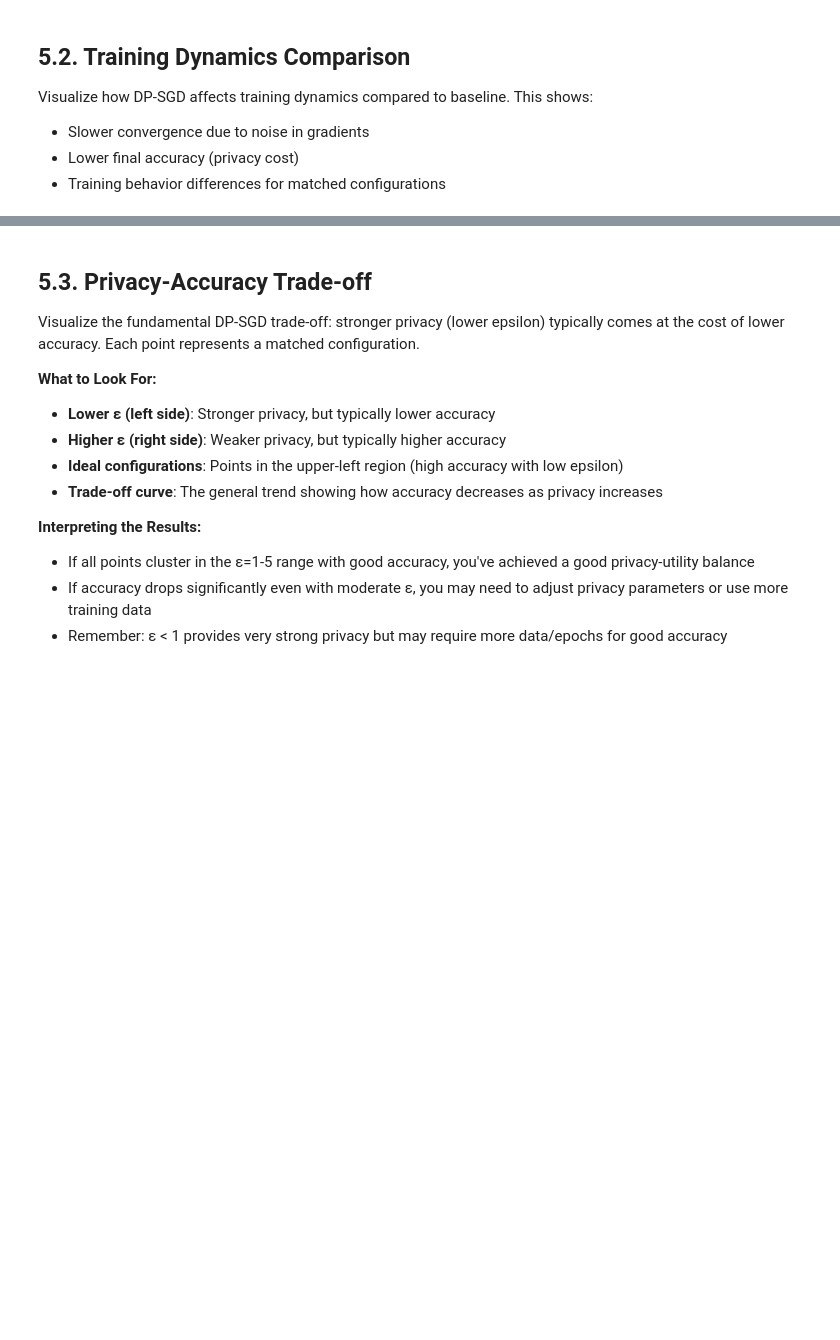
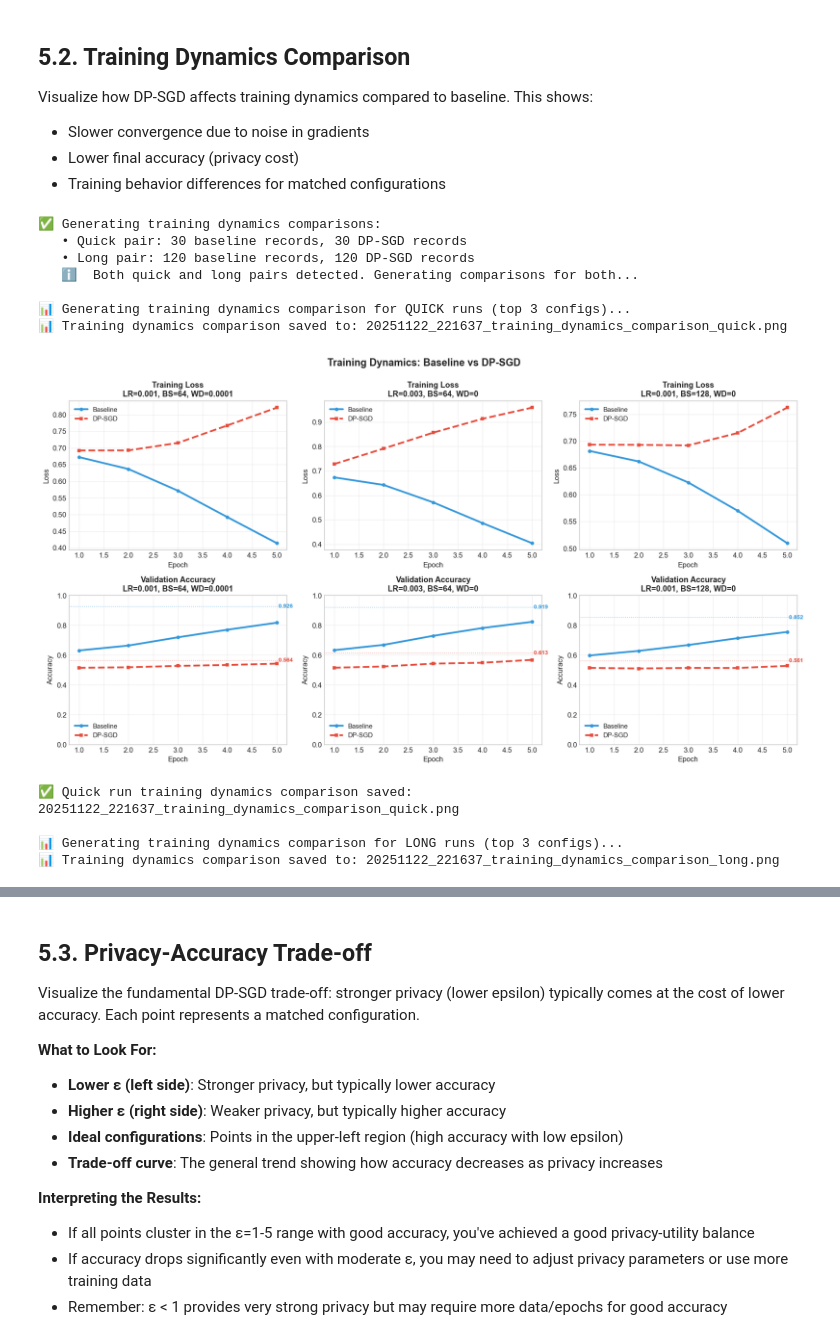
Before and after one commit to carolinedotxyz/dp_sgd_classification, a Jupyter notebook: notebooks/celeba_eyeglasses_workflow.ipynb, the cells around one changed output, grey strips where cells are left out. Cells and saved outputs as stored; diff of their text form; code cells hidden in the pictures; blank space fills up the shorter version.

```diff
--- a/notebooks/celeba_eyeglasses_workflow.ipynb
+++ b/notebooks/celeba_eyeglasses_workflow.ipynb
@@ -1177,0 +1615,80 @@ else:
+# %%
+# --- Training Dynamics Comparison: Baseline vs DP-SGD ---
+# Visualizes how DP-SGD affects training dynamics compared to baseline.
+# Shows slower convergence and lower final accuracy (privacy cost) for matched configurations.
+# Dependencies: baseline_history, dp_history (set by previous cell - supports both quick and long runs)
+
+from src.training import plot_training_dynamics_comparison
+from src.notebooks import generate_timestamp
+
+# Configuration: number of top configurations to display
+MAX_CONFIGS_TO_DISPLAY = 3  # Show top configurations by baseline accuracy
+
+# Check for both quick and long training histories
+has_long_baseline = 'history_df_long' in globals()
+has_long_dp = 'dp_history_df_long' in globals()
+has_quick_baseline = 'history_df_quick' in globals()
+has_quick_dp = 'dp_history_df_quick' in globals()
+
+# Determine which pairs are available
+has_quick_pair = has_quick_baseline and has_quick_dp
+has_long_pair = has_long_baseline and has_long_dp
+
+# Validate that we have at least one complete pair
+if not has_quick_pair and not has_long_pair:
+    print("❌ Missing required training histories. Please run the training cells first.")
+    print("   You need at least one complete pair (baseline + DP-SGD) from either:")
+    print("   • Quick Run Baseline Training (Cell 21) + Quick Run DP-SGD Training (Cell 25)")
+    print("   • Long Run Baseline Training (Cell 22) + Long Run DP-SGD Training (Cell 26)")
+    raise RuntimeError("Missing required training histories")
+
+# Display what we found
+print("✅ Generating training dynamics comparisons:")
+if has_quick_pair:
+    print(f"   • Quick pair: {len(history_df_quick)} baseline records, {len(dp_history_df_quick)} DP-SGD records")
+if has_long_pair:
+    print(f"   • Long pair: {len(history_df_long)} baseline records, {len(dp_history_df_long)} DP-SGD records")
+if has_quick_pair and has_long_pair:
+    print("   ℹ️  Both quick and long pairs detected. Generating comparisons for both...")
+elif has_quick_pair:
+    print("   ℹ️  Using quick run data for training dynamics comparison.")
+elif has_long_pair:
+    print("   ℹ️  Using long run data for training dynamics comparison.")
+
+# Generate comparisons for all available pairs
+timestamp = generate_timestamp()
+
+if has_quick_pair:
+    print(f"\n📊 Generating training dynamics comparison for QUICK runs (top {MAX_CONFIGS_TO_DISPLAY} configs)...")
+    filename_quick = f"{timestamp}_training_dynamics_comparison_quick.png"
+    fig_quick = plot_training_dynamics_comparison(
+        baseline_history=history_df_quick,
+        dp_history=dp_history_df_quick,
+        save_path=filename_quick,
+        max_configs=MAX_CONFIGS_TO_DISPLAY
+    )
+    print(f"✅ Quick run training dynamics comparison saved: {filename_quick}")
+
+if has_long_pair:
+    print(f"\n📊 Generating training dynamics comparison for LONG runs (top {MAX_CONFIGS_TO_DISPLAY} configs)...")
+    filename_long = f"{timestamp}_training_dynamics_comparison_long.png"
+    fig_long = plot_training_dynamics_comparison(
+        baseline_history=history_df_long,
+        dp_history=dp_history_df_long,
+        save_path=filename_long,
+        max_configs=MAX_CONFIGS_TO_DISPLAY
+    )
+    print(f"✅ Long run training dynamics comparison saved: {filename_long}")
+# %% [output]
+✅ Generating training dynamics comparisons:
+   • Quick pair: 30 baseline records, 30 DP-SGD records
+   • Long pair: 120 baseline records, 120 DP-SGD records
+   ℹ️  Both quick and long pairs detected. Generating comparisons for both...
+
+📊 Generating training dynamics comparison for QUICK runs (top 3 configs)...
+📊 Training dynamics comparison saved to: 20251122_221637_training_dynamics_comparison_quick.png
+[figure, added]
+✅ Quick run training dynamics comparison saved: 20251122_221637_training_dynamics_comparison_quick.png
+
+📊 Generating training dynamics comparison for LONG runs (top 3 configs)...
+📊 Training dynamics comparison saved to: 20251122_221637_training_dynamics_comparison_long.png
```
Also changed, not shown: parts of 27 cells of this notebook, 1 other file.
